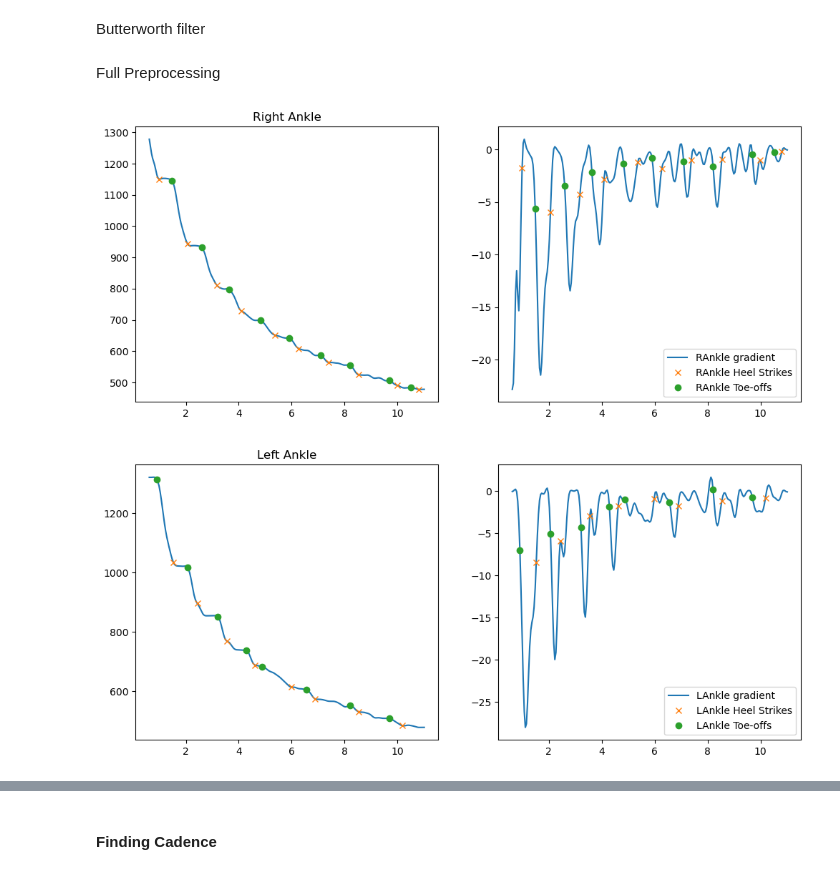
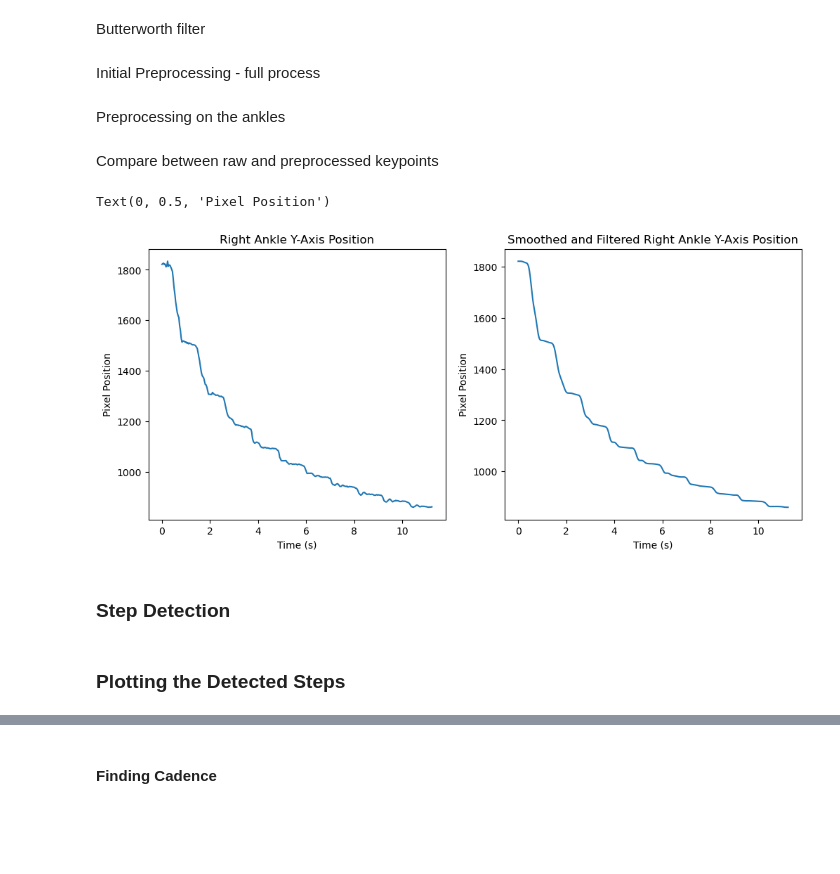
Before and after one commit to GalJackson/Gait-Classification, a Jupyter notebook: gait_variables.ipynb, the cells around one changed output, grey strips where cells are left out. Saved outputs shown, nothing was run; the diff lists cells and outputs as text; code cells hidden in the pictures; blank space fills up the shorter version.

```diff
--- a/gait_variables.ipynb
+++ b/gait_variables.ipynb
@@ -74,16 +77,38 @@ def butterworth_filter(data):
 
     return buttered
 # %% [markdown]
-Full Preprocessing
+Initial Preprocessing - full process
 # %%
 def preprocessing(data, filter):
     preprocessed = smoothing(data, filter=filter)
     preprocessed = butterworth_filter(preprocessed)
 
     return preprocessed
+# %% [markdown]
+Preprocessing on the ankles
 # %%
 RAnkle = preprocessing(df.LAnkle_y, filter="average")
 LAnkle = preprocessing(df.LAnkle_y, filter="average")
+# %% [markdown]
+Compare between raw and preprocessed keypoints
+# %%
+# plotting
+plt.figure(figsize=(12, 5))
+plt.subplot(1,2,1)
+plt.plot(df.time, df.LAnkle_y)
+plt.title('Right Ankle Y-Axis Position')
+plt.xlabel("Time (s)")
+plt.ylabel("Pixel Position")
+plt.subplot(1,2,2)
+plt.title('Smoothed and Filtered Right Ankle Y-Axis Position')
+plt.plot(df.time, butterworth_filter(smoothing(df.LAnkle_y, filter="median")))
+plt.xlabel("Time (s)")
+plt.ylabel("Pixel Position")
+# %% [output]
+Text(0, 0.5, 'Pixel Position')
+[figure, added]
+# %% [markdown]
+### Step Detection
 # %%
 def detect_steps(data, direction=''):
     """
@@ -127,44 +152,49 @@ def detect_steps(data, direction=''):
                 break
 
     return heel_strikes, toe_offs
+# %% [markdown]
+### Plotting the Detected Steps
 # %%
-# remove any linear trends
-# Rdetrended = detrend(preprocessing(df.RAnkle_y, filter="average"))
-# Ldetrended = detrend(preprocessing(df.LAnkle_y, filter="average"))
-
 RAnkle = preprocessing(df.RAnkle_y, filter="average")
 LAnkle = preprocessing(df.LAnkle_y, filter="average")
 
 # find steps
-RHeels, RToes = detect_steps(RAnkle, direction="back")
-LHeels, LToes = detect_steps(LAnkle, direction="back")
+RHeels, RToes = detect_steps(RAnkle, direction=direction)
+LHeels, LToes = detect_steps(LAnkle, direction=direction)
 
 # plotting
 plt.figure(figsize=(12, 5))
 plt.subplot(1,2,1)
-plt.plot(df.time, RAnkle)
-plt.plot(df.time[RHeels], RAnkle[RHeels], "x")
-plt.plot(df.time[RToes], RAnkle[RToes], "o", label='RAnkle Toe-offs')
-plt.title('Right Ankle')
+plt.plot(df.time, RAnkle, label='Ankle')
+plt.plot(df.time[RHeels], RAnkle[RHeels], "x", label='Ankle Heel Strikes')
+plt.plot(df.time[RToes], RAnkle[RToes], "o", label='Ankle Toe-offs')
+plt.title('Ankle y-coordinate')
+plt.xlabel("Time (s)")
+plt.ylabel("Pixel position")
+plt.legend(loc="upper left")
 plt.subplot(1,2,2)
-plt.plot(df.time, np.gradient(RAnkle), label="RAnkle gradient")
-plt.plot(df.time[RHeels], np.gradient(RAnkle)[RHeels], "x", label='RAnkle Heel Strikes')
-plt.plot(df.time[RToes], np.gradient(RAnkle)[RToes], "o", label='RAnkle Toe-offs')
-plt.legend(loc="lower right")
+plt.plot(df.time, np.gradient(RAnkle), label="Ankle velocity")
+plt.plot(df.time[RHeels], np.gradient(RAnkle)[RHeels], "x", label='Ankle Heel Strikes')
+plt.plot(df.time[RToes], np.gradient(RAnkle)[RToes], "o", label='Ankle Toe-offs')
+plt.legend(loc="upper left")
+plt.xlabel("Time (s)")
+plt.title('Ankle Y-coordinate Velocity')
 plt.show()
 
 plt.figure(figsize=(12, 5))
 plt.subplot(1,2,1)
-plt.plot(df.time, LAnkle)
-plt.plot(df.time[LHeels], LAnkle[LHeels], "x")
+plt.plot(df.time, LAnkle, label='LAnkle')
+plt.plot(df.time[LHeels], LAnkle[LHeels], "x", label='LAnkle Heel Strikes')
 plt.plot(df.time[LToes], LAnkle[LToes], "o", label='LAnkle Toe-offs')
-plt.title('Left Ankle')
+plt.title('Left Ankle Y-coordinate')
+plt.xlabel("Time (s)")
+plt.ylabel("Pixel position")
+plt.legend(loc="upper left")
 plt.subplot(1,2,2)
-plt.plot(df.time, np.gradient(LAnkle), label="LAnkle gradient")
+plt.plot(df.time, np.gradient(LAnkle), label="LAnkle velocity")
 plt.plot(df.time[LHeels], np.gradient(LAnkle)[LHeels], "x", label='LAnkle Heel Strikes')
 plt.plot(df.time[LToes], np.gradient(LAnkle)[LToes], "o", label='LAnkle Toe-offs')
-plt.legend(loc="lower right")
+plt.legend(loc="upper left")
+plt.xlabel("Time (s)")
+plt.title('Left Ankle Y-coordinate Velocity')
 plt.show()
-# %% [output]
-[figure, removed]
-[figure, removed]
```
Also changed, not shown: parts of 16 cells of this notebook.
